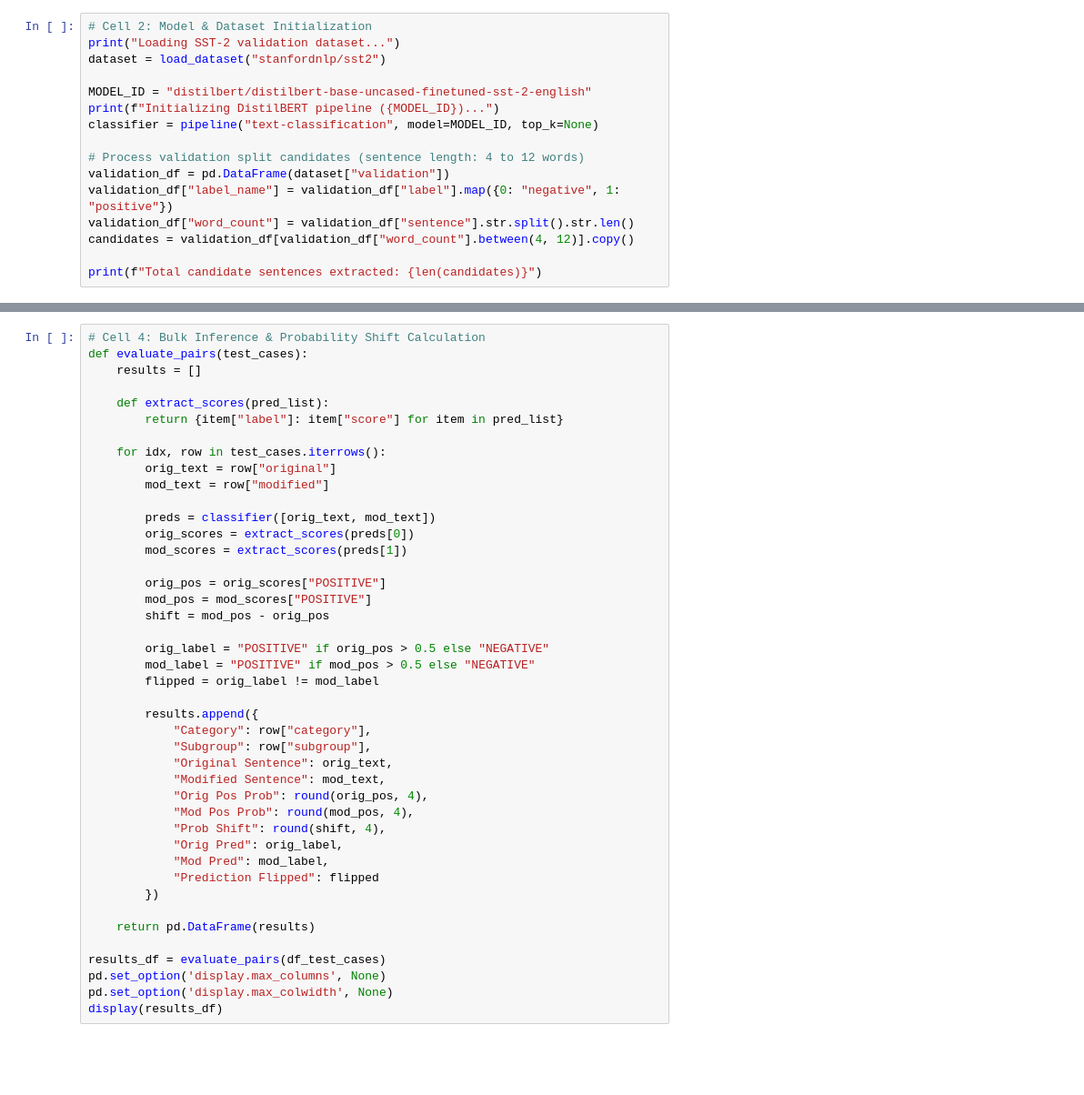
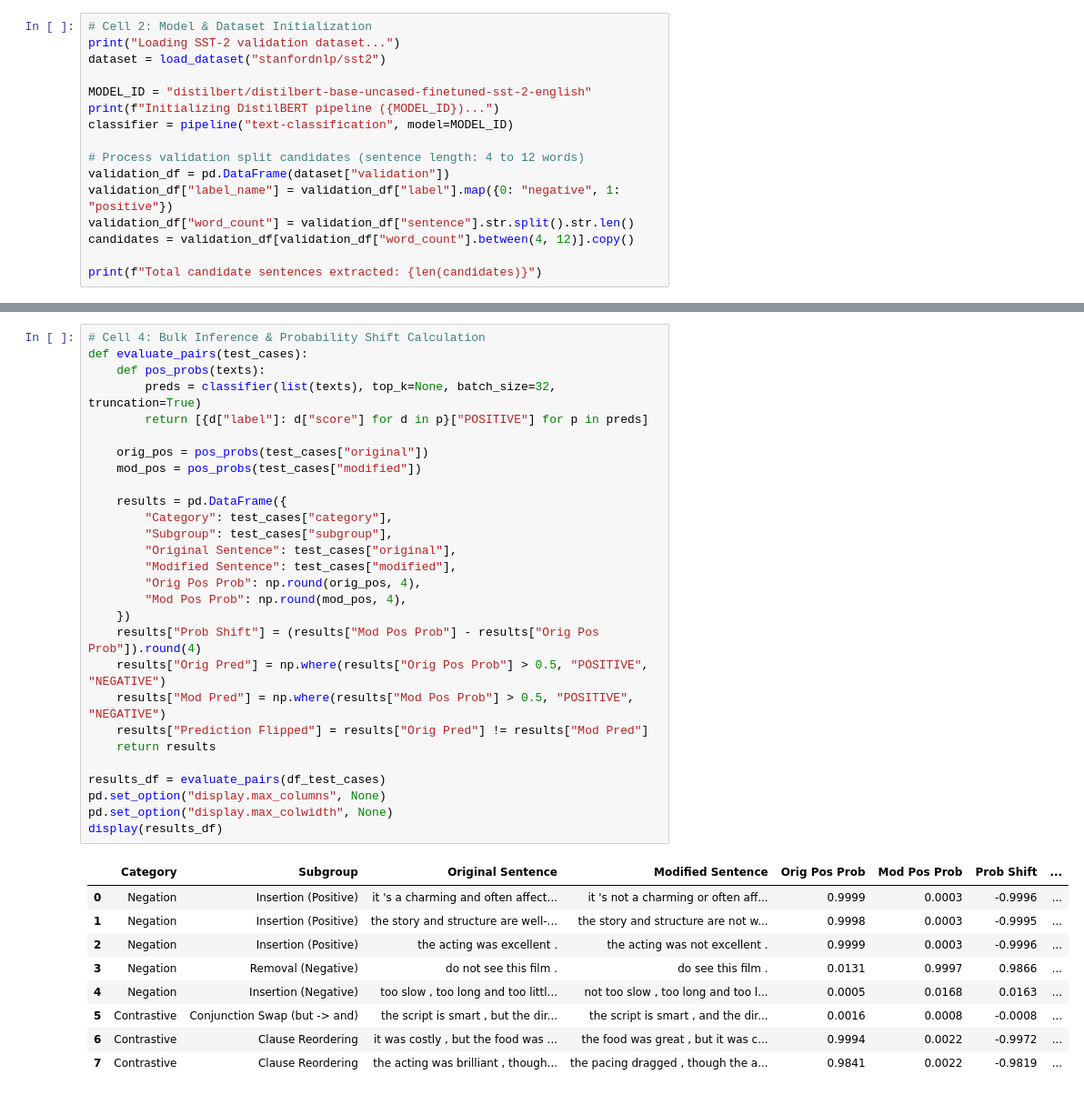
Before and after one commit to OssOss13/sentiment-perturbation-analysis, a Jupyter notebook: notebooks/phase1_human_pair.ipynb, the cells around one changed output, grey strips where cells are left out. Shown at 91% size. Drawn from its saved outputs; the diff is of its cells as text; blank space fills up the shorter version.

```diff
--- a/notebooks/phase1_human_pair.ipynb
+++ b/notebooks/phase1_human_pair.ipynb
@@ -36,7 +54,7 @@ dataset = load_dataset("stanfordnlp/sst2")
 
 MODEL_ID = "distilbert/distilbert-base-uncased-finetuned-sst-2-english"
 print(f"Initializing DistilBERT pipeline ({MODEL_ID})...")
-classifier = pipeline("text-classification", model=MODEL_ID, top_k=None)
+classifier = pipeline("text-classification", model=MODEL_ID)
 
 # Process validation split candidates (sentence length: 4 to 12 words)
 validation_df = pd.DataFrame(dataset["validation"])
@@ -108,46 +133,41 @@ print(f"Test suite created with {len(df_test_cases)} perturbation pairs.")
 # %%
 # Cell 4: Bulk Inference & Probability Shift Calculation
 def evaluate_pairs(test_cases):
-    results = []
+    def pos_probs(texts):
+        preds = classifier(list(texts), top_k=None, batch_size=32, truncation=True)
+        return [{d["label"]: d["score"] for d in p}["POSITIVE"] for p in preds]
 
-    def extract_scores(pred_list):
-        return {item["label"]: item["score"] for item in pred_list}
+    orig_pos = pos_probs(test_cases["original"])
+    mod_pos = pos_probs(test_cases["modified"])
 
-    for idx, row in test_cases.iterrows():
-        orig_text = row["original"]
-        mod_text = row["modified"]
-
-        preds = classifier([orig_text, mod_text])
-        orig_scores = extract_scores(preds[0])
-        mod_scores = extract_scores(preds[1])
-
-        orig_pos = orig_scores["POSITIVE"]
-        mod_pos = mod_scores["POSITIVE"]
-        shift = mod_pos - orig_pos
-
-        orig_label = "POSITIVE" if orig_pos > 0.5 else "NEGATIVE"
-        mod_label = "POSITIVE" if mod_pos > 0.5 else "NEGATIVE"
-        flipped = orig_label != mod_label
-
-        results.append({
-            "Category": row["category"],
-            "Subgroup": row["subgroup"],
-            "Original Sentence": orig_text,
-            "Modified Sentence": mod_text,
-            "Orig Pos Prob": round(orig_pos, 4),
-            "Mod Pos Prob": round(mod_pos, 4),
-            "Prob Shift": round(shift, 4),
-            "Orig Pred": orig_label,
-            "Mod Pred": mod_label,
-            "Prediction Flipped": flipped
-        })
-
-    return pd.DataFrame(results)
+    results = pd.DataFrame({
+        "Category": test_cases["category"],
+        "Subgroup": test_cases["subgroup"],
+        "Original Sentence": test_cases["original"],
+        "Modified Sentence": test_cases["modified"],
+        "Orig Pos Prob": np.round(orig_pos, 4),
+        "Mod Pos Prob": np.round(mod_pos, 4),
+    })
+    results["Prob Shift"] = (results["Mod Pos Prob"] - results["Orig Pos Prob"]).round(4)
+    results["Orig Pred"] = np.where(results["Orig Pos Prob"] > 0.5, "POSITIVE", "NEGATIVE")
+    results["Mod Pred"] = np.where(results["Mod Pos Prob"] > 0.5, "POSITIVE", "NEGATIVE")
+    results["Prediction Flipped"] = results["Orig Pred"] != results["Mod Pred"]
+    return results
 
 results_df = evaluate_pairs(df_test_cases)
-pd.set_option('display.max_columns', None)
-pd.set_option('display.max_colwidth', None)
+pd.set_option("display.max_columns", None)
+pd.set_option("display.max_colwidth", None)
 display(results_df)
+# %% [output]
+|  | Category | Subgroup | Original Sentence | Modified Sentence | Orig Pos Prob | Mod Pos Prob | Prob Shift | ... |
+| 0 | Negation | Insertion (Positive) | it 's a charming and often affect... | it 's not a charming or often aff... | 0.9999 | 0.0003 | -0.9996 | ... |
+| 1 | Negation | Insertion (Positive) | the story and structure are well-... | the story and structure are not w... | 0.9998 | 0.0003 | -0.9995 | ... |
+| 2 | Negation | Insertion (Positive) | the acting was excellent . | the acting was not excellent . | 0.9999 | 0.0003 | -0.9996 | ... |
+| 3 | Negation | Removal (Negative) | do not see this film . | do see this film . | 0.0131 | 0.9997 | 0.9866 | ... |
+| 4 | Negation | Insertion (Negative) | too slow , too long and too littl... | not too slow , too long and too l... | 0.0005 | 0.0168 | 0.0163 | ... |
+| 5 | Contrastive | Conjunction Swap (but -> and) | the script is smart , but the dir... | the script is smart , and the dir... | 0.0016 | 0.0008 | -0.0008 | ... |
+| 6 | Contrastive | Clause Reordering | it was costly , but the food was ... | the food was great , but it was c... | 0.9994 | 0.0022 | -0.9972 | ... |
+| 7 | Contrastive | Clause Reordering | the acting was brilliant , though... | the pacing dragged , though the a... | 0.9841 | 0.0022 | -0.9819 | ... |
 # %%
 # Cell 5: Static Data Visualizations (Human-Only Design)
 fig, axes = plt.subplots(1, 2, figsize=(16, 6))
```
Also changed, not shown: parts of 5 cells of this notebook.
